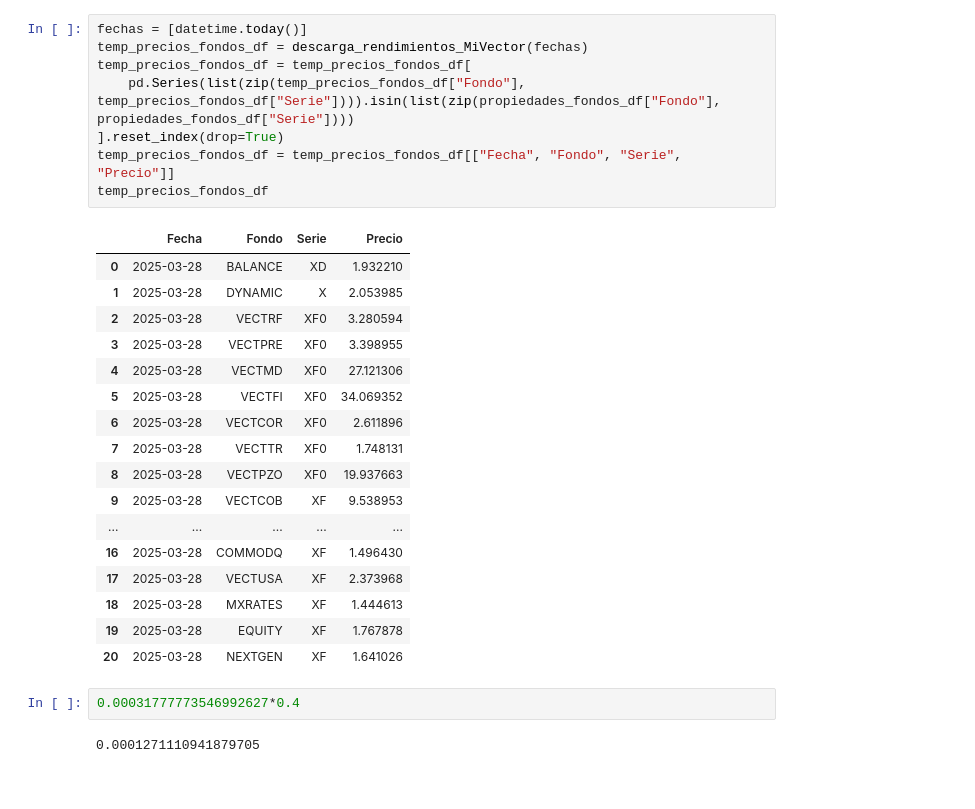
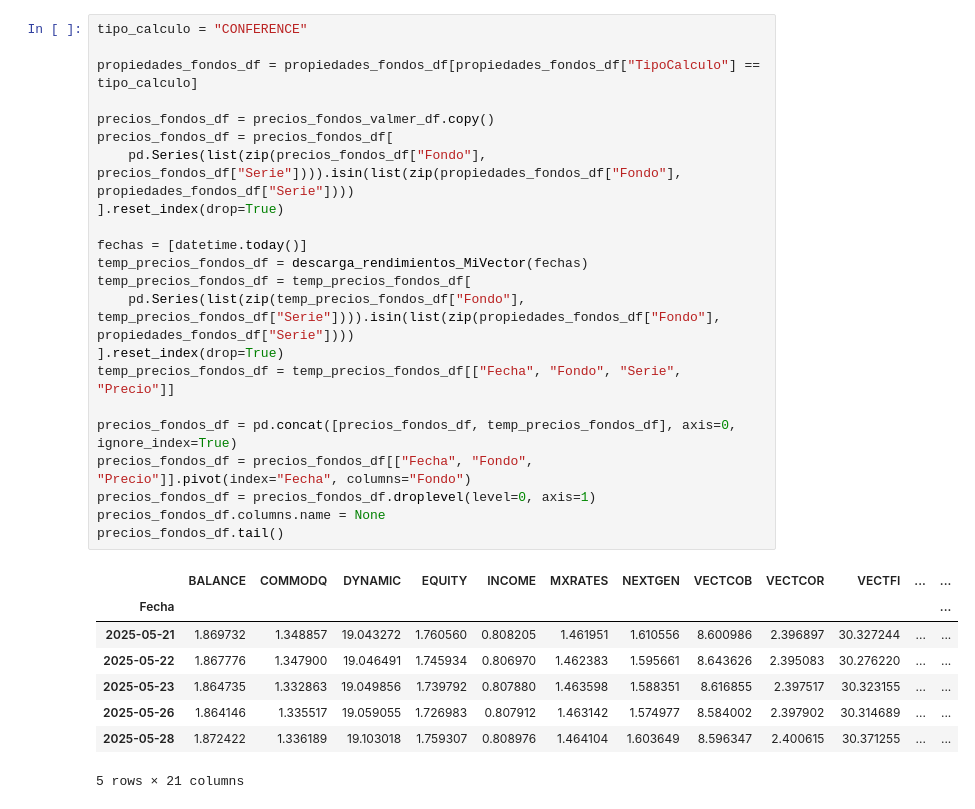
Before and after one commit to JAntonioAGR/TestStreamlit, a Jupyter notebook: test.ipynb, the cells around one changed output. Drawn from its saved outputs; the diff is of its cells as text.

```diff
--- a/test.ipynb
+++ b/test.ipynb
@@ -250,30 +660,31 @@ precios_fondos_df
 # %%
+tipo_calculo = "CONFERENCE"
+
+propiedades_fondos_df = propiedades_fondos_df[propiedades_fondos_df["TipoCalculo"] == tipo_calculo]
+
+precios_fondos_df = precios_fondos_valmer_df.copy()
+precios_fondos_df = precios_fondos_df[
+    pd.Series(list(zip(precios_fondos_df["Fondo"], precios_fondos_df["Serie"]))).isin(list(zip(propiedades_fondos_df["Fondo"], propiedades_fondos_df["Serie"])))
+].reset_index(drop=True)
+
 fechas = [datetime.today()]
 temp_precios_fondos_df = descarga_rendimientos_MiVector(fechas)
 temp_precios_fondos_df = temp_precios_fondos_df[
     pd.Series(list(zip(temp_precios_fondos_df["Fondo"], temp_precios_fondos_df["Serie"]))).isin(list(zip(propiedades_fondos_df["Fondo"], propiedades_fondos_df["Serie"])))
 ].reset_index(drop=True)
 temp_precios_fondos_df = temp_precios_fondos_df[["Fecha", "Fondo", "Serie", "Precio"]]
-temp_precios_fondos_df
+
+precios_fondos_df = pd.concat([precios_fondos_df, temp_precios_fondos_df], axis=0, ignore_index=True)
+precios_fondos_df = precios_fondos_df[["Fecha", "Fondo", "Precio"]].pivot(index="Fecha", columns="Fondo")
+precios_fondos_df = precios_fondos_df.droplevel(level=0, axis=1)
+precios_fondos_df.columns.name = None
+precios_fondos_df.tail()
 # %% [output]
-|  | Fecha | Fondo | Serie | Precio |
-| 0 | 2025-03-28 | BALANCE | XD | 1.932210 |
-| 1 | 2025-03-28 | DYNAMIC | X | 2.053985 |
-| 2 | 2025-03-28 | VECTRF | XF0 | 3.280594 |
-| 3 | 2025-03-28 | VECTPRE | XF0 | 3.398955 |
-| 4 | 2025-03-28 | VECTMD | XF0 | 27.121306 |
-| 5 | 2025-03-28 | VECTFI | XF0 | 34.069352 |
-| 6 | 2025-03-28 | VECTCOR | XF0 | 2.611896 |
-| 7 | 2025-03-28 | VECTTR | XF0 | 1.748131 |
-| 8 | 2025-03-28 | VECTPZO | XF0 | 19.937663 |
-| 9 | 2025-03-28 | VECTCOB | XF | 9.538953 |
-| ... | ... | ... | ... | ... |
-| 16 | 2025-03-28 | COMMODQ | XF | 1.496430 |
-| 17 | 2025-03-28 | VECTUSA | XF | 2.373968 |
-| 18 | 2025-03-28 | MXRATES | XF | 1.444613 |
-| 19 | 2025-03-28 | EQUITY | XF | 1.767878 |
-| 20 | 2025-03-28 | NEXTGEN | XF | 1.641026 |
+|  | BALANCE | COMMODQ | DYNAMIC | EQUITY | INCOME | MXRATES | NEXTGEN | VECTCOB | VECTCOR | VECTFI | ... | ... |
+| Fecha |  |  |  |  |  |  |  |  |  |  |  | ... |
+| 2025-05-21 | 1.869732 | 1.348857 | 19.043272 | 1.760560 | 0.808205 | 1.461951 | 1.610556 | 8.600986 | 2.396897 | 30.327244 | ... | ... |
+| 2025-05-22 | 1.867776 | 1.347900 | 19.046491 | 1.745934 | 0.806970 | 1.462383 | 1.595661 | 8.643626 | 2.395083 | 30.276220 | ... | ... |
+| 2025-05-23 | 1.864735 | 1.332863 | 19.049856 | 1.739792 | 0.807880 | 1.463598 | 1.588351 | 8.616855 | 2.397517 | 30.323155 | ... | ... |
+| 2025-05-26 | 1.864146 | 1.335517 | 19.059055 | 1.726983 | 0.807912 | 1.463142 | 1.574977 | 8.584002 | 2.397902 | 30.314689 | ... | ... |
+| 2025-05-28 | 1.872422 | 1.336189 | 19.103018 | 1.759307 | 0.808976 | 1.464104 | 1.603649 | 8.596347 | 2.400615 | 30.371255 | ... | ... |
+5 rows × 21 columns
-# %%
-0.00031777773546992627*0.4
-# %% [output]
-0.0001271110941879705
```
Also changed, not shown: parts of 21 cells of this notebook, 8 other files.
